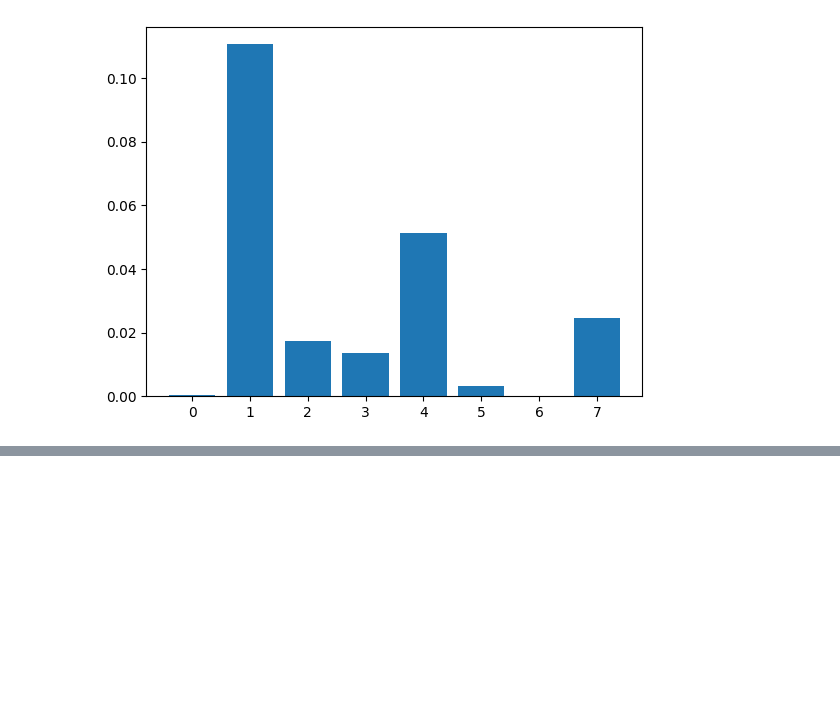
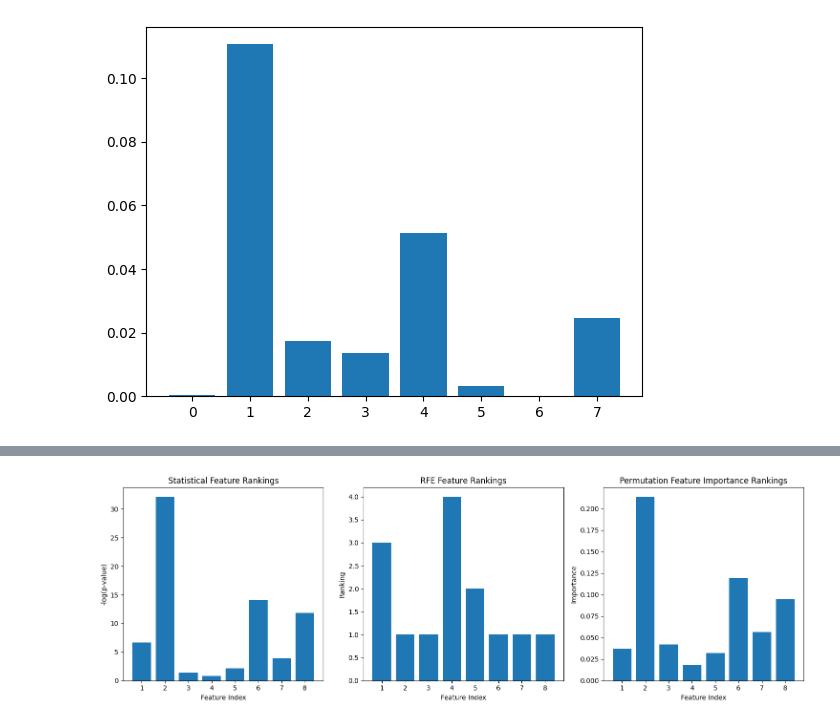
Before and after one commit to Panutle/My_Code_Study, a Jupyter notebook: Assignment1.ipynb, the cells around one changed output, grey strips where cells are left out. Saved outputs shown, nothing was run; the diff lists cells and outputs as text; code cells hidden in the pictures; blank space fills up the shorter version.

```diff
--- a/Assignment1.ipynb
+++ b/Assignment1.ipynb
@@ -114,0 +171,15 @@ Feature: 7, Score: 0.02452
+# %%
+##RFE
+from sklearn.feature_selection import RFE
+from sklearn.tree import DecisionTreeClassifier
+from sklearn.model_selection import cross_val_score
+from sklearn.pipeline import Pipeline
+
+# Assume X_train, y_train are your training data
+model_rfe = DecisionTreeClassifier()
+rfe = RFE(estimator=model_rfe, n_features_to_select=5)
+pipeline_rfe = Pipeline(steps=[('s', rfe), ('m', model_rfe)])
+scores_rfe = cross_val_score(pipeline_rfe, X_train, y_train, cv=5, scoring='accuracy')
+
+print(f'Number of features selected by RFE: {rfe.n_features_to_select}')
+print(f'Mean Accuracy with RFE: {scores_rfe.mean()}')
@@ -114,0 +324,71 @@ Feature: 7, Score: 0.02452
+# %%
+import numpy as np
+import pandas as pd
+import matplotlib.pyplot as plt
+from sklearn.datasets import make_classification
+from sklearn.model_selection import train_test_split
+from sklearn.ensemble import RandomForestClassifier
+from sklearn.feature_selection import RFE, SelectKBest, f_classif
+from sklearn.inspection import permutation_importance
+
+X, y = Data()
+
+# Split into train and test sets
+X_train, X_test, y_train, y_test = train_test_split(X, y, test_size=0.2, random_state=42)
+
+# Define a random forest classifier
+clf = RandomForestClassifier(n_estimators=100, random_state=42)
+# Fit the model to the data
+clf.fit(X, y)
+
+# Function to get feature rankings from Statistical feature selection
+def get_stat_feature_rankings(X, y):
+    skb = SelectKBest(f_classif, k='all')
+    skb.fit(X, y)
+    rankings = -np.log10(skb.pvalues_)
+    return rankings
+
+# Function to get feature rankings from RFE
+def get_rfe_feature_rankings(X, y, clf):
+    rfe = RFE(clf, n_features_to_select=5)
+    rfe.fit(X, y)
+    rankings = rfe.ranking_
+    return rankings
+
+# Function to get feature rankings from Permutation Feature Importance
+def get_permutation_feature_rankings(X, y, clf):
+    result = permutation_importance(clf, X, y, n_repeats=8, random_state=42)
+    rankings = result.importances_mean
+    return rankings
+
+# Get feature rankings for each method
+rfe_rankings = get_rfe_feature_rankings(X_train, y_train, clf)
+stat_rankings = get_stat_feature_rankings(X_train, y_train)
+perm_rankings = get_permutation_feature_rankings(X_train, y_train, clf)
+
+# Plot feature rankings
+plt.figure(figsize=(15, 5))
+
+plt.subplot(1, 3, 1)
+plt.bar(range(1, len(stat_rankings) + 1), stat_rankings)
+plt.title('Statistical Feature Rankings')
+plt.xlabel('Feature Index')
+plt.ylabel('-log(p-value)')
+
+plt.subplot(1, 3, 2)
+plt.bar(range(1, len(rfe_rankings) + 1), rfe_rankings)
+plt.title('RFE Feature Rankings')
+plt.xlabel('Feature Index')
+plt.ylabel('Ranking')
+
+
+plt.subplot(1, 3, 3)
+plt.bar(range(1, len(perm_rankings) + 1), perm_rankings)
+plt.title('Permutation Feature Importance Rankings')
+plt.xlabel('Feature Index')
+plt.ylabel('Importance')
+
+plt.tight_layout()
+plt.show()
+# %% [output]
+[figure, added]
```
Also changed, not shown: parts of 23 cells of this notebook.
